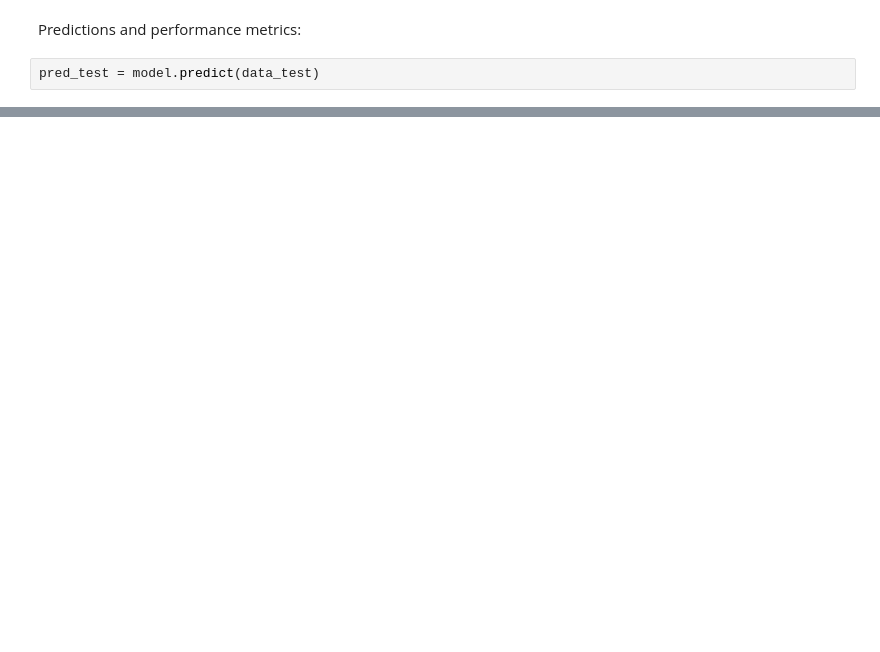
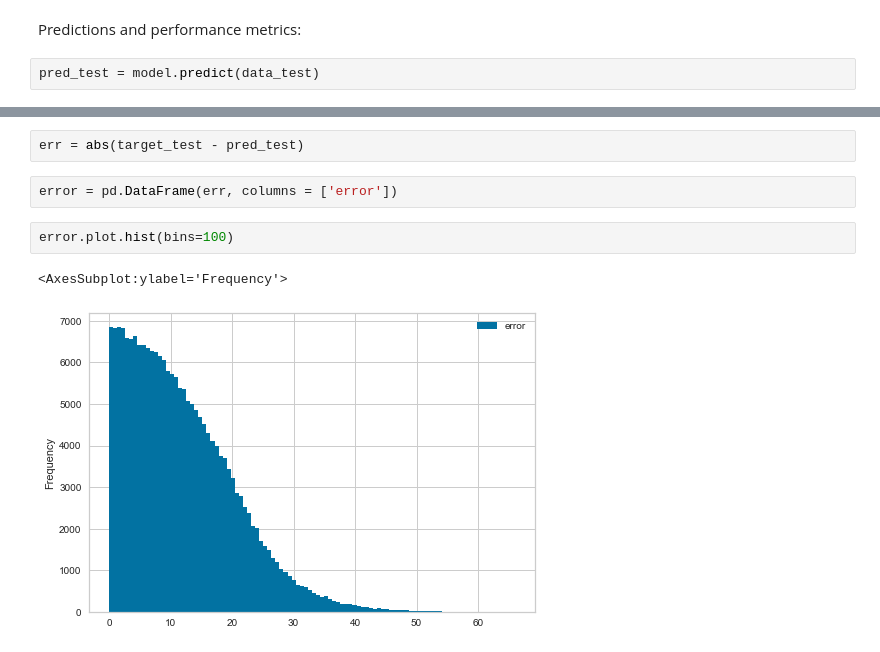
Before and after one commit to msaintfelix/Spotify_Data_Analysis, a Jupyter notebook: Spotify_Data_Analysis.ipynb, the cells around one changed output, grey strips where cells are left out. Cells and saved outputs as stored; diff of their text form; blank space fills up the shorter version.

```diff
--- a/Spotify_Data_Analysis.ipynb
+++ b/Spotify_Data_Analysis.ipynb
@@ -230,0 +237,9 @@ mean_absolute_error(target_test, pred_test)
+# %%
+err = abs(target_test - pred_test)
+# %%
+error = pd.DataFrame(err, columns = ['error'])
+# %%
+error.plot.hist(bins=100)
+# %% [output]
+<AxesSubplot:ylabel='Frequency'>
+[figure, added]
```
Also changed, not shown: parts of 14 cells of this notebook.
